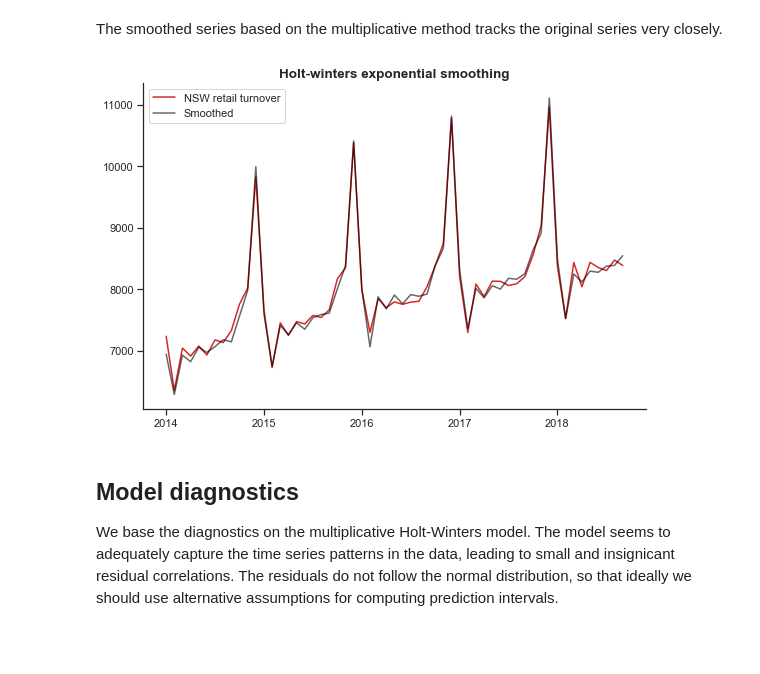
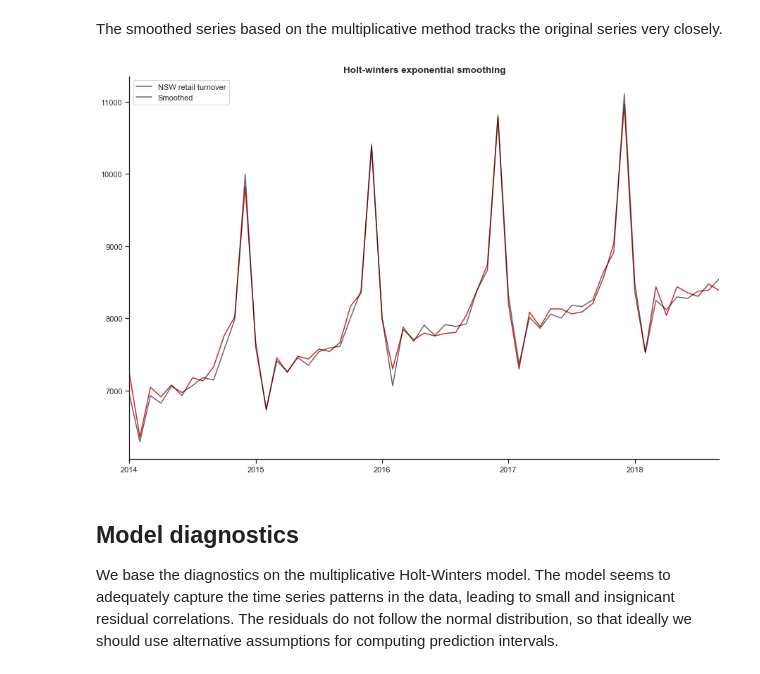
Before and after one commit to caropilardiaz/AnalisisSeriesTemporales, a Jupyter notebook: Tutorial03 Holt Winters Smoothing.ipynb, the cells around one changed output. Saved outputs shown, nothing was run; the diff lists cells and outputs as text; code cells hidden in the pictures; blank space fills up the shorter version.

```diff
--- a/Tutorial03 Holt Winters Smoothing.ipynb
+++ b/Tutorial03 Holt Winters Smoothing.ipynb
@@ -31,6 +31,8 @@ sns.set_style('ticks')
 red='#D62728'
 blue='#1F77B4'
 %matplotlib inline
+# %%
+plt.rcParams['figure.figsize'] = [15, 10]
 # %% [markdown]
 ## Data: NSW Retail turnover
 
@@ -260,18 +255,18 @@ The smoothed series based on the multiplicative method tracks the original serie
 # %%
 smoothed=pd.Series(mhw_sm.fittedvalues, index=y.index)
 
-fig, ax= plt.subplots(figsize=(9,6))
+fig, ax= plt.subplots();#figsize=(9,6))
 
 y['2014':].plot(color='#D62728', label='NSW retail turnover')
 smoothed['2014':].plot(color='black', label='Smoothed', alpha=0.6)
 plt.legend(loc='best')
 ax.set_xlabel('')
 ax.set_xticks([], minor=True)
 ax.set_title(r'Holt-winters exponential smoothing', fontsize=13.5, fontweight='bold')
 sns.despine()
 plt.show()
 # %% [output]
-[figure, old version]
+[figure, new version]
 # %% [markdown]
 ## Model diagnostics
 
```
Also changed, not shown: parts of 11 cells of this notebook, 5 other files.
